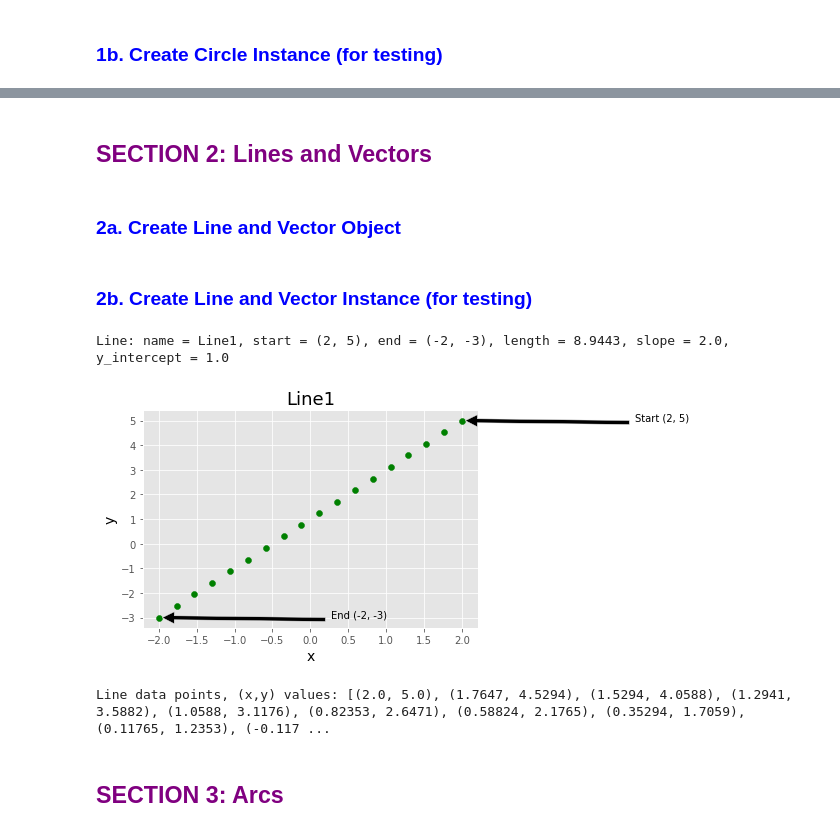
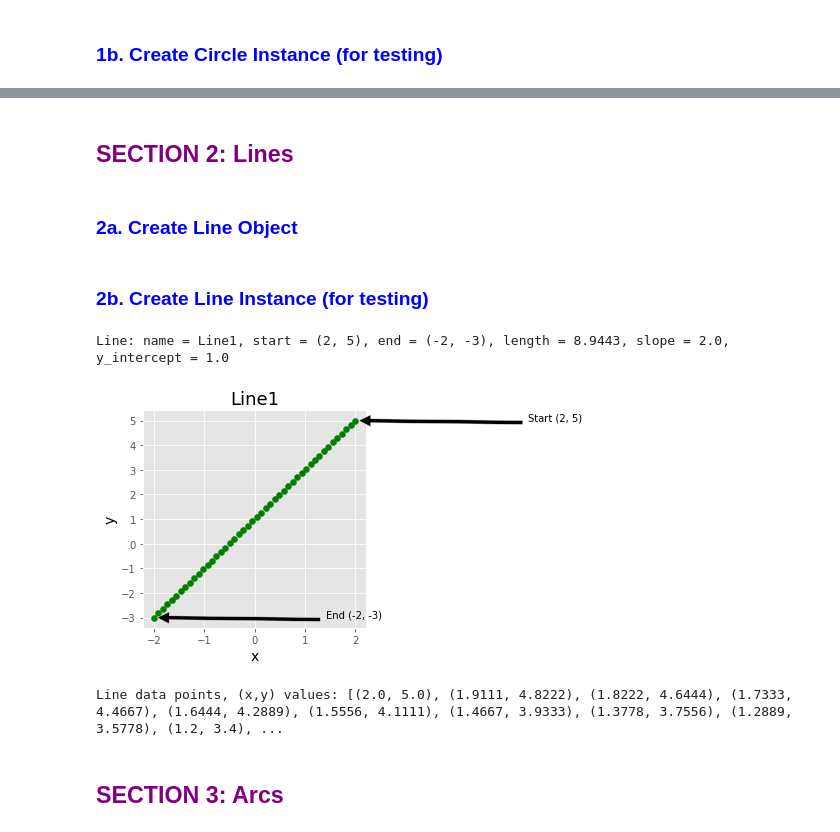
Before and after one commit to TechBull2020/Calculus-w-Python, a Jupyter notebook: Calculus - Shapes2D.ipynb, the cells around one changed output, grey strips where cells are left out. Drawn from its saved outputs; the diff is of its cells as text; code cells hidden in the pictures.

Commit message:
Calculus - 2D classes and objects
This algorithm creates objects and instances of 2D shapes (like circles, arcs, lines, etc).  Uses Python.

```diff
--- a/Calculus - Shapes2D.ipynb
+++ b/Calculus - Shapes2D.ipynb
@@ -84,7 +113,7 @@ Circumference data points, (x,y) values: [(6.0, 1.0), (5.9938, 1.1569), (5.9754,
 # %% [markdown]
-## <font color=purple> SECTION 2: Lines and Vectors
+## <font color=purple> SECTION 2: Lines
 # %% [markdown]
-### <font color=blue>2a. Create Line and Vector Object
+### <font color=blue>2a. Create Line Object
 # %%
 #
 import numpy as np
@@ -109,7 +138,7 @@ class Line:
         self.l_slope = float(np.format_float_scientific(l_slope, precision=4, unique=False,  trim='k'))  # convert to 4 significant figures
 
         # Generate number of datapoints
-        self.n = int(len * 2)                  # number of points: 20 * len of line
+        self.n = int(math.ceil(len))*5                  # number of points: 5 * len of line
 
         # Calculate the y_intercept.  y = mx + b --> b = y - mx   (where b is the y_intercept)
         self.b1 = self.start[1] - self.l_slope * self.start[0]
@@ -148,21 +177,22 @@ class Line:
         return 'Line: name = %s, start = %s, end = %s, length = %s, slope = %s, y_intercept = %s  ' % (self.name,
             self.start, self.end, self.len, self.l_slope, self.b1)
 # %% [markdown]
-### <font color=blue>2b. Create Line and Vector Instance (for testing)
+### <font color=blue>2b. Create Line Instance (for testing)
 # %%
 if __name__ == '__main__':                           # testing only (not execute if called)
     line_1 = Line(name='Line1', start = (2,5), end = (-2,-3), c='g')   # Create line (or vector)
 
     print(line_1)                         # Print line characteristics
 
+    plt.figure(figsize=(4,4))             # resets to new figure
     line_1.image()                        # Create plot
     plt.show()                            # Show plot
 
     print('Line data points, (x,y) values:', line_1.datapoints())
 # %% [output]
 Line: name = Line1, start = (2, 5), end = (-2, -3), length = 8.9443, slope = 2.0, y_intercept = 1.0
-[figure, old version]
+[figure, new version]
-Line data points, (x,y) values: [(2.0, 5.0), (1.7647, 4.5294), (1.5294, 4.0588), (1.2941, 3.5882), (1.0588, 3.1176), (0.82353, 2.6471), (0.58824, 2.1765), (0.35294, 1.7059), (0.11765, 1.2353), (-0.117 ...
+Line data points, (x,y) values: [(2.0, 5.0), (1.9111, 4.8222), (1.8222, 4.6444), (1.7333, 4.4667), (1.6444, 4.2889), (1.5556, 4.1111), (1.4667, 3.9333), (1.3778, 3.7556), (1.2889, 3.5778), (1.2, 3.4), ...
 # %% [markdown]
 ## <font color=purple> SECTION 3: Arcs
 # %% [markdown]
```
Also changed, not shown: parts of 5 cells of this notebook.
